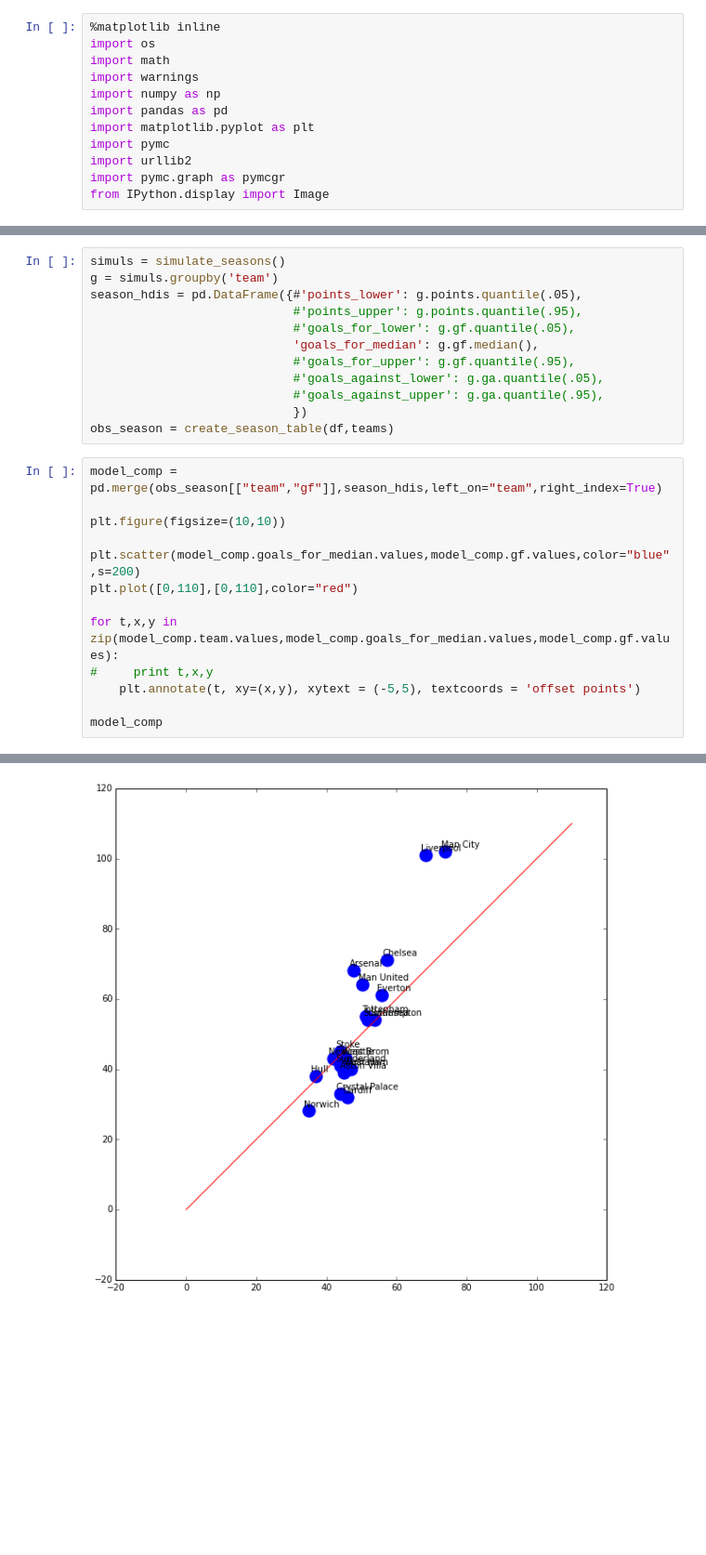
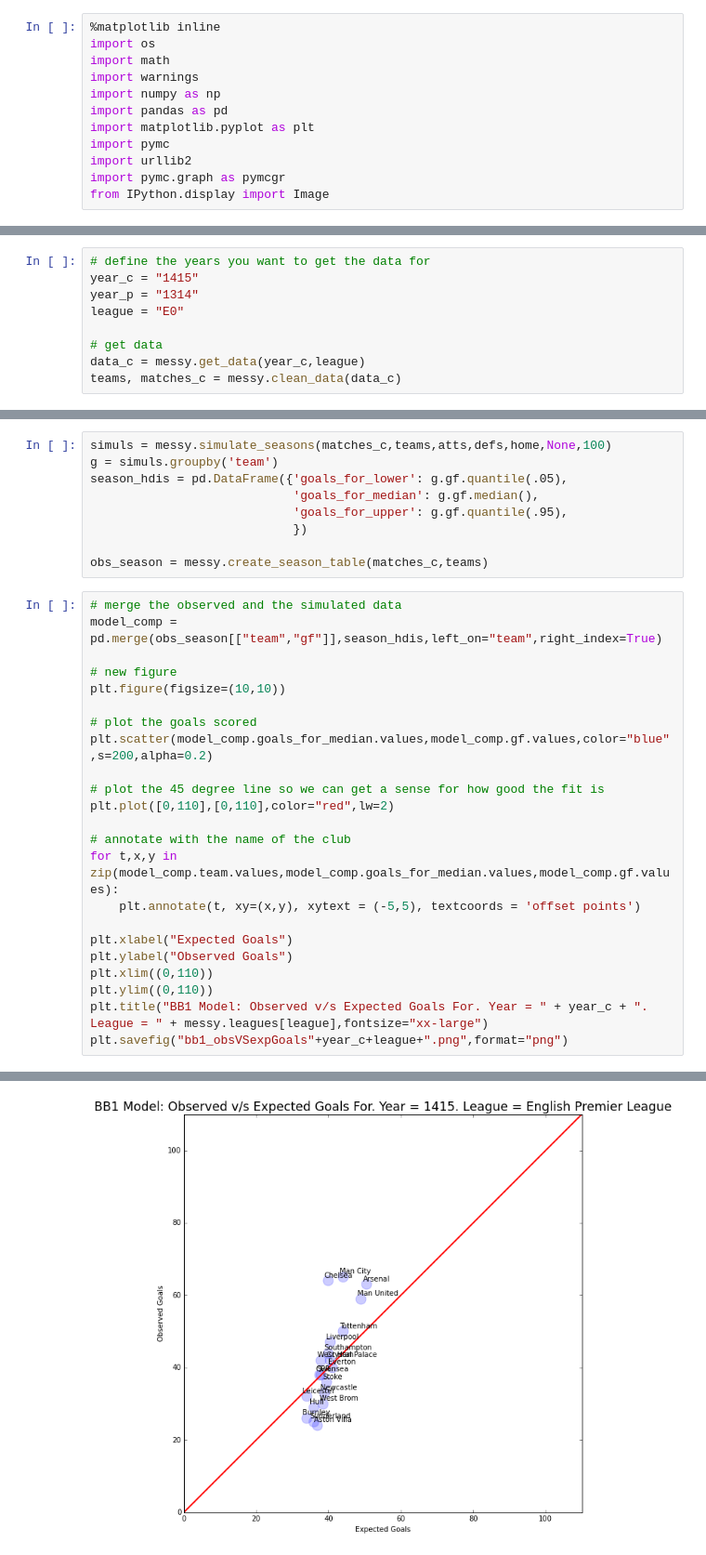
Before and after one commit to ovprunskis/am207-project-soccer, a Jupyter notebook: biao_blangiardo_model.ipynb, the cells around one changed output, grey strips where cells are left out. Shown: that part at 93% size. Cells and saved outputs as stored; diff of their text form; blank space fills up the shorter version.

```diff
--- a/biao_blangiardo_model.ipynb
+++ b/biao_blangiardo_model.ipynb
@@ -151 +53,10 @@ teams.loc[teams['class'].isnull(),'class'] = num_classes - 1
+# %%
+# define the years you want to get the data for
+year_c = "1415"
+year_p = "1314"
+league = "E0"
+
+# get data
+data_c = messy.get_data(year_c,league)
+teams, matches_c = messy.clean_data(data_c)
 # %%
@@ -276,26 +142,33 @@ def simulate_seasons(n=100,teams=teams,atts=atts,defs=defs,home=home,df=df):
 # %%
-simuls = simulate_seasons()
+simuls = messy.simulate_seasons(matches_c,teams,atts,defs,home,None,100)
 g = simuls.groupby('team')
-season_hdis = pd.DataFrame({#'points_lower': g.points.quantile(.05),
-                            #'points_upper': g.points.quantile(.95),
-                            #'goals_for_lower': g.gf.quantile(.05),
+season_hdis = pd.DataFrame({'goals_for_lower': g.gf.quantile(.05),
                             'goals_for_median': g.gf.median(),
-                            #'goals_for_upper': g.gf.quantile(.95),
-                            #'goals_against_lower': g.ga.quantile(.05),
-                            #'goals_against_upper': g.ga.quantile(.95),
+                            'goals_for_upper': g.gf.quantile(.95),
                             })
-obs_season = create_season_table(df,teams)
+
+obs_season = messy.create_season_table(matches_c,teams)
 # %%
+# merge the observed and the simulated data
 model_comp = pd.merge(obs_season[["team","gf"]],season_hdis,left_on="team",right_index=True)
 
+# new figure
 plt.figure(figsize=(10,10))
 
-plt.scatter(model_comp.goals_for_median.values,model_comp.gf.values,color="blue",s=200)
-plt.plot([0,110],[0,110],color="red")
+# plot the goals scored
+plt.scatter(model_comp.goals_for_median.values,model_comp.gf.values,color="blue",s=200,alpha=0.2)
 
+# plot the 45 degree line so we can get a sense for how good the fit is
+plt.plot([0,110],[0,110],color="red",lw=2)
+
+# annotate with the name of the club
 for t,x,y in zip(model_comp.team.values,model_comp.goals_for_median.values,model_comp.gf.values):
-#     print t,x,y
     plt.annotate(t, xy=(x,y), xytext = (-5,5), textcoords = 'offset points')
 
-model_comp
+plt.xlabel("Expected Goals")
+plt.ylabel("Observed Goals")
+plt.xlim((0,110))
+plt.ylim((0,110))
+plt.title("BB1 Model: Observed v/s Expected Goals For. Year = " + year_c + ". League = " + messy.leagues[league],fontsize="xx-large")
+plt.savefig("bb1_obsVSexpGoals"+year_c+league+".png",format="png")
 # %% [output]
@@ -319 +175 @@ model_comp
-[figure, old version]
+[figure, new version]
```
Also changed, not shown: parts of 12 cells of this notebook, 18 other files.
